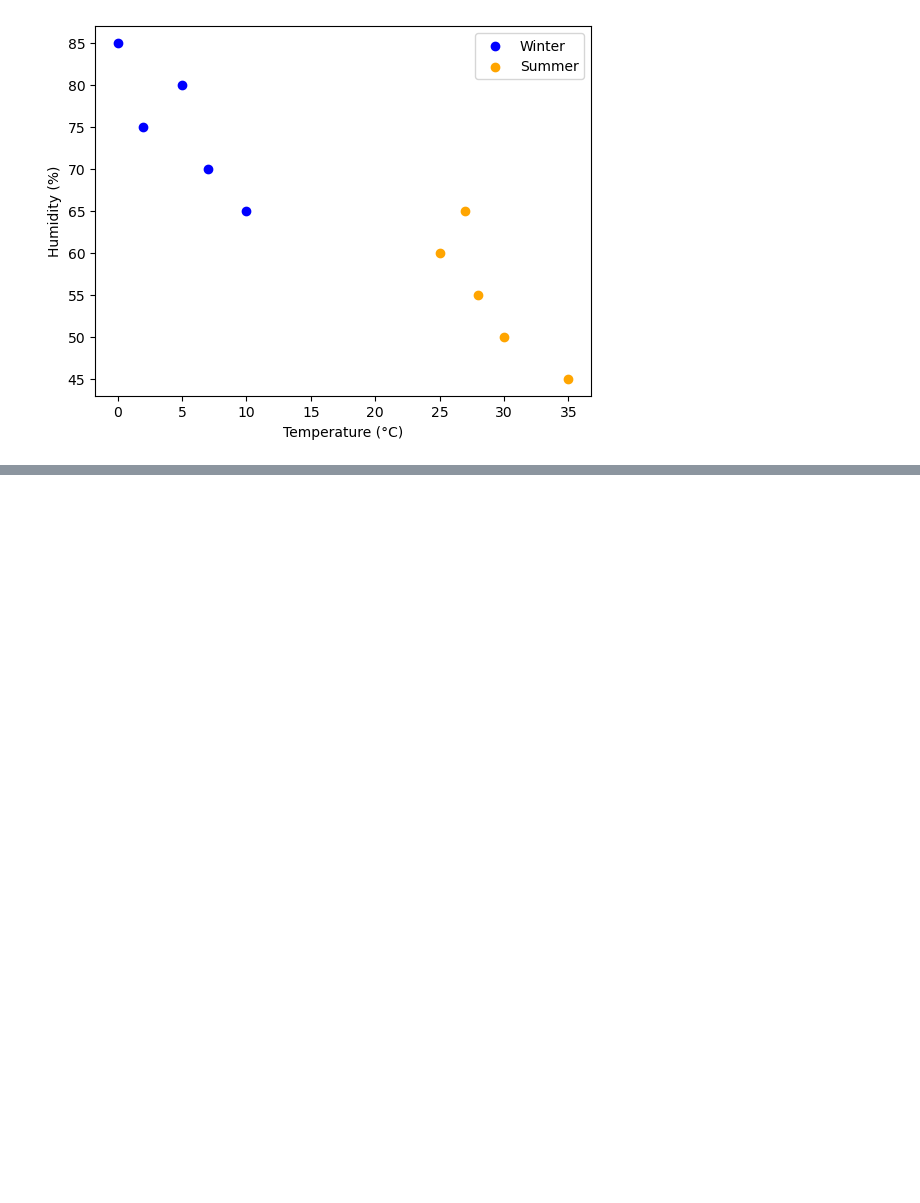
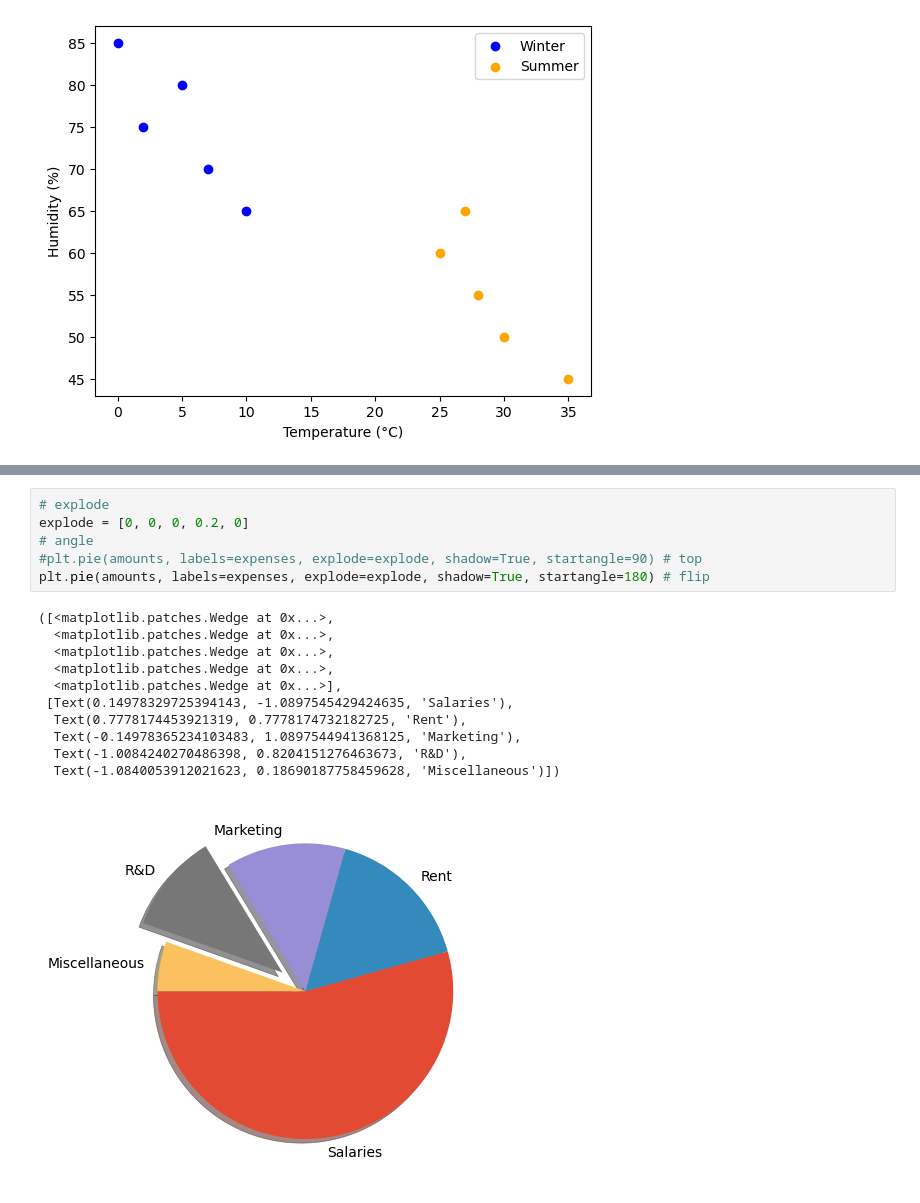
Before and after one commit to Ferdous-M/AI-ML, a Jupyter notebook: Data Visualization/data_visualization.ipynb, the cells around one changed output, grey strips where cells are left out. Saved outputs shown, nothing was run; the diff lists cells and outputs as text; blank space fills up the shorter version.

```diff
--- a/Data Visualization/data_visualization.ipynb
+++ b/Data Visualization/data_visualization.ipynb
@@ -300,0 +316,18 @@ plt.pie(amounts, labels=expenses,  autopct='%1.1f%%',
+# %%
+# explode
+explode = [0, 0, 0, 0.2, 0]
+# angle
+#plt.pie(amounts, labels=expenses, explode=explode, shadow=True, startangle=90) # top
+plt.pie(amounts, labels=expenses, explode=explode, shadow=True, startangle=180) # flip
+# %% [output]
+([<matplotlib.patches.Wedge at 0x...>,
+  <matplotlib.patches.Wedge at 0x...>,
+  <matplotlib.patches.Wedge at 0x...>,
+  <matplotlib.patches.Wedge at 0x...>,
+  <matplotlib.patches.Wedge at 0x...>],
+ [Text(0.14978329725394143, -1.0897545429424635, 'Salaries'),
+  Text(0.7778174453921319, 0.7778174732182725, 'Rent'),
+  Text(-0.14978365234103483, 1.0897544941368125, 'Marketing'),
+  Text(-1.0084240270486398, 0.8204151276463673, 'R&D'),
+  Text(-1.0840053912021623, 0.18690187758459628, 'Miscellaneous')])
+[figure, added]
```
Also changed, not shown: parts of 2 cells of this notebook, 1 other file.
